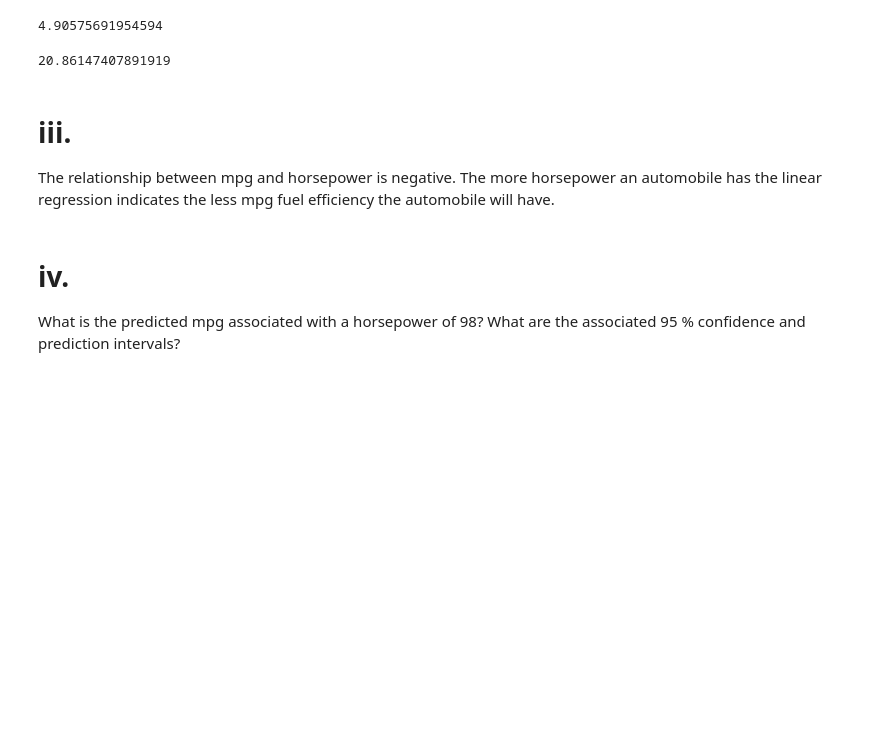
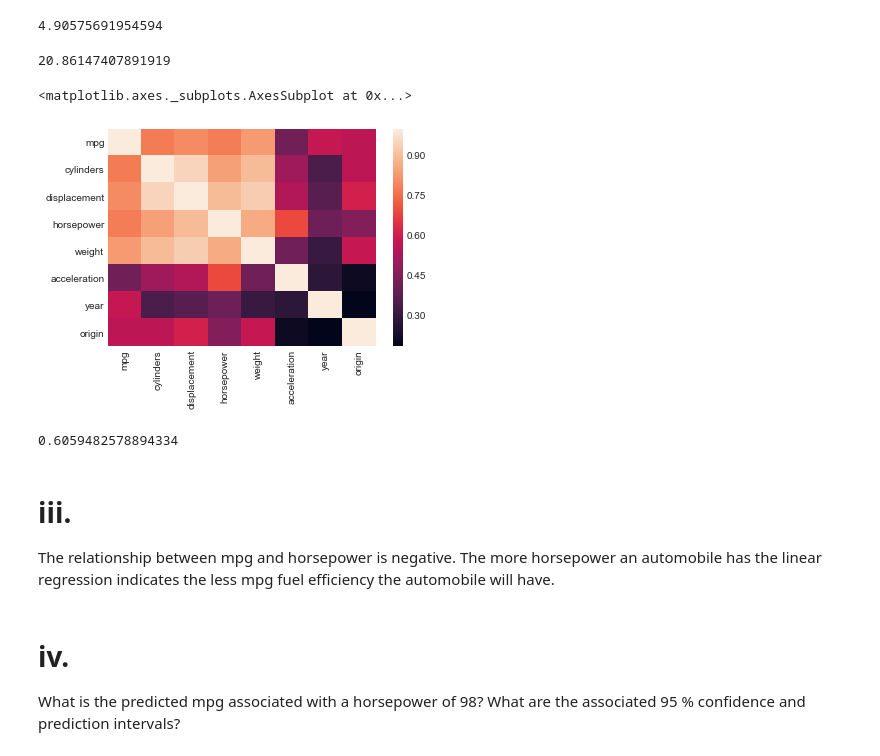
Before and after one commit to paulocpessoa-forks/ISLR-python, a Jupyter notebook: Notebooks/Chapter 3 - Applied exercises.ipynb, the cells around one changed output. Saved outputs shown, nothing was run; the diff lists cells and outputs as text; code cells hidden in the pictures; blank space fills up the shorter version.

```diff
--- a/Notebooks/Chapter 3 - Applied exercises.ipynb
+++ b/Notebooks/Chapter 3 - Applied exercises.ipynb
@@ -292,6 +75,16 @@ np.sqrt(est.mse_resid)
 np.sqrt(est.mse_resid)/np.mean(auto.mpg)*100
 # %% [output]
 20.86147407891919
+# %%
+sns.heatmap(abs(auto.corr()))
+# %% [output]
+<matplotlib.axes._subplots.AxesSubplot at 0x...>
+[figure, added]
+# %%
+# Para regressão linear simples, o resultado deve ser igual a correlacao elevada ao quadrado
+auto.corr().loc['mpg','horsepower']**2
+# %% [output]
+0.6059482578894334
 # %% [markdown]
 # iii.
 The relationship between mpg and horsepower is negative. The more horsepower an automobile has the linear regression indicates the less mpg fuel efficiency the automobile will have.
```
Also changed, not shown: parts of 10 cells of this notebook, 1 other file.
